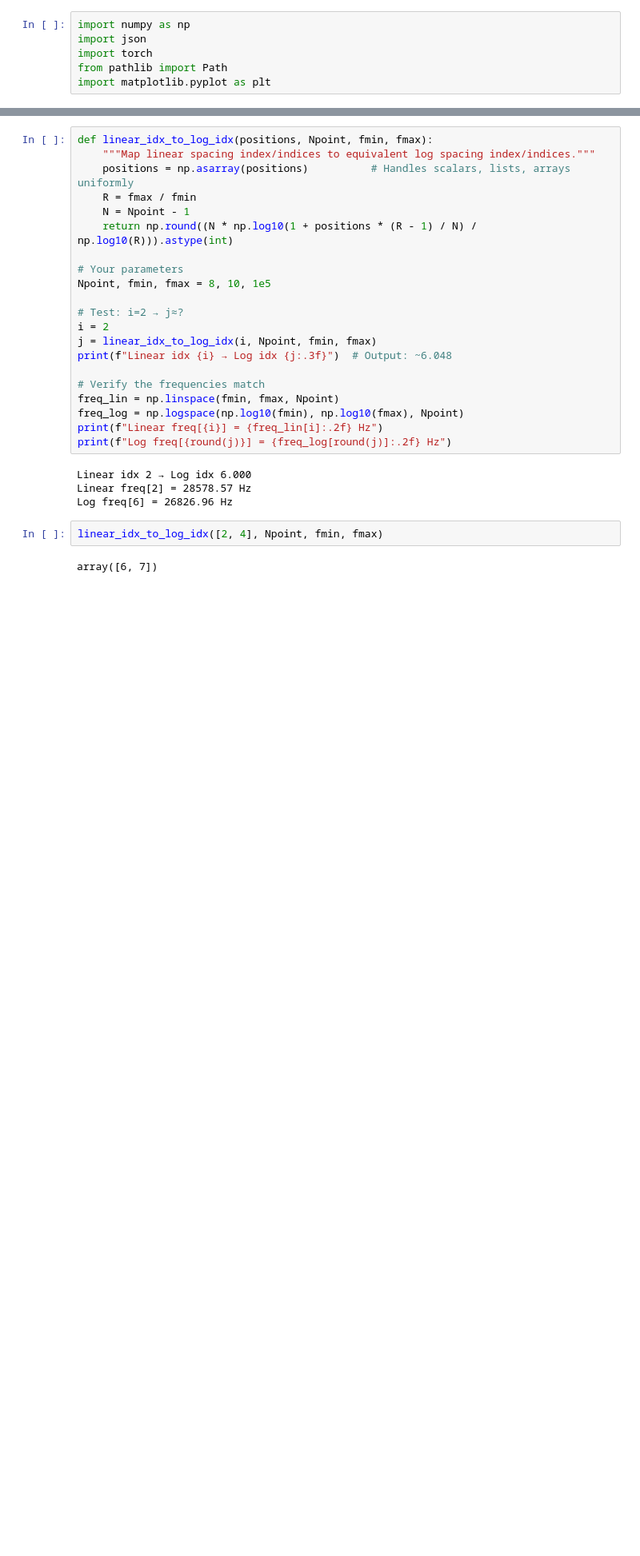
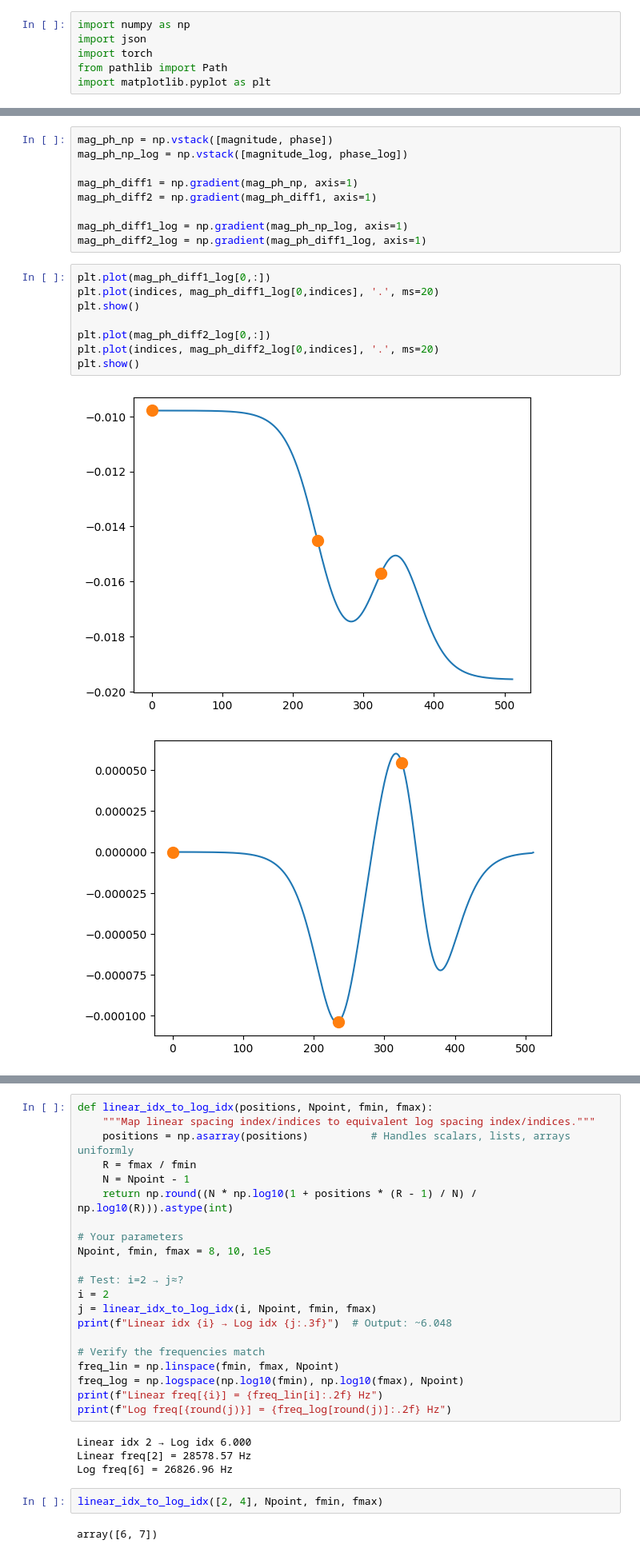
Before and after one commit to romangorbunov91/zeros-poles-masks, a Jupyter notebook: debug_notebook.ipynb, the cells around one changed output, grey strips where cells are left out. Shown at 80% size. Cells and saved outputs as stored; diff of their text form; blank space fills up the shorter version.

Commit message:
Gradient test.

```diff
--- a/debug_notebook.ipynb
+++ b/debug_notebook.ipynb
@@ -20,0 +71,20 @@ manual: ['10.00', '37.28', '138.95', '517.95', '1930.70', '7196.86', '26826.96',
+# %%
+mag_ph_np = np.vstack([magnitude, phase])
+mag_ph_np_log = np.vstack([magnitude_log, phase_log])
+
+mag_ph_diff1 = np.gradient(mag_ph_np, axis=1)
+mag_ph_diff2 = np.gradient(mag_ph_diff1, axis=1)
+
+mag_ph_diff1_log = np.gradient(mag_ph_np_log, axis=1)
+mag_ph_diff2_log = np.gradient(mag_ph_diff1_log, axis=1)
+# %%
+plt.plot(mag_ph_diff1_log[0,:])
+plt.plot(indices, mag_ph_diff1_log[0,indices], '.', ms=20)
+plt.show()
+
+plt.plot(mag_ph_diff2_log[0,:])
+plt.plot(indices, mag_ph_diff2_log[0,indices], '.', ms=20)
+plt.show()
+# %% [output]
+[figure, added]
+[figure, added]
```
Also changed, not shown: parts of 13 cells of this notebook.
